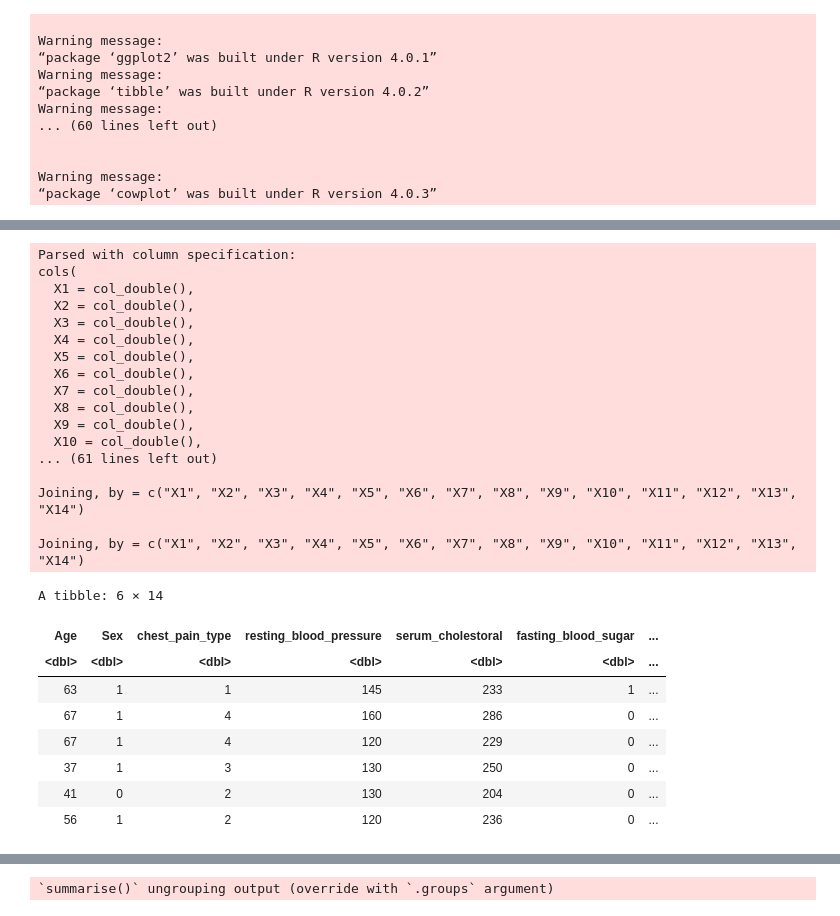
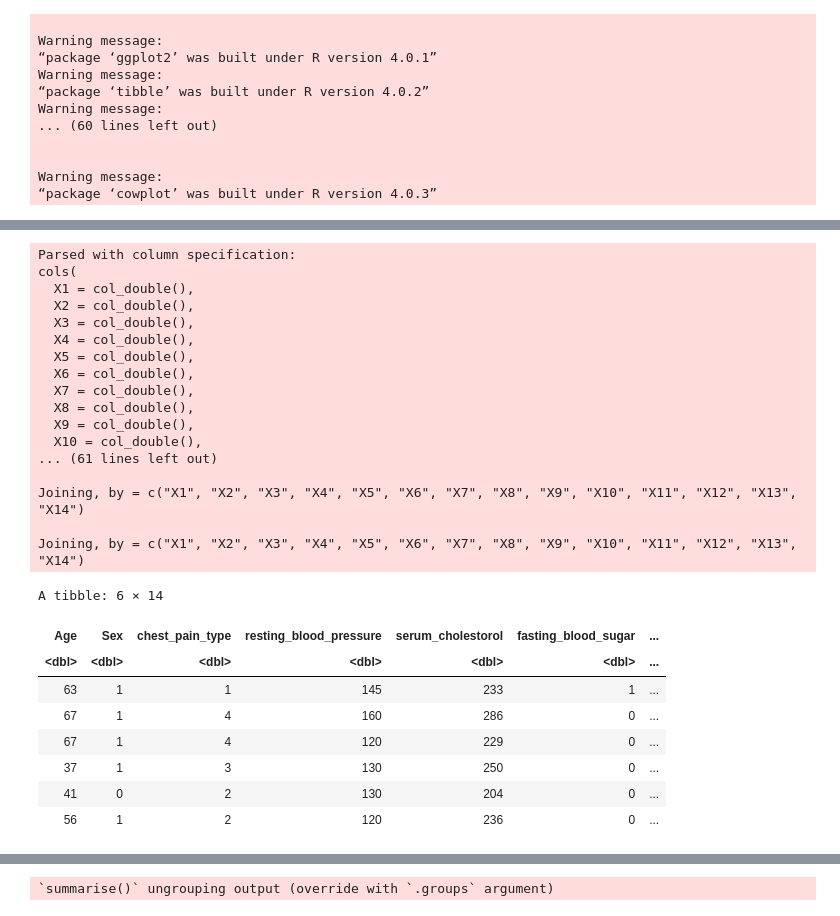
Before and after one commit to JahnaviChen/Heart-Disease, a Jupyter notebook: Heart Disease.ipynb, the cells around one changed output, grey strips where cells are left out. Saved outputs shown, nothing was run; the diff lists cells and outputs as text; code cells hidden in the pictures.

```diff
--- a/Heart Disease.ipynb
+++ b/Heart Disease.ipynb
@@ -52,35 +61,35 @@ cleveland_data <- read_csv(cleveland_url, col_names = FALSE, na = "?")
 hungary_data <- read_csv(hungary_url, col_names = FALSE, na = "?")
 switzerland_data <- read_csv(switzerland_url, col_names = FALSE, na = "?")
 va_data <- read_csv(va_url, col_names = FALSE, na = "?")
 
 heart_disease_data1 <- full_join(cleveland_data, hungary_data) %>%
     full_join(switzerland_data) %>%
     full_join(va_data)
 
-colnames(heart_disease_data1) <- c("Age", "Sex", "chest_pain_type", "resting_blood_pressure", "serum_cholestoral", "fasting_blood_sugar", "resting_electrocardiographic_results",
+colnames(heart_disease_data1) <- c("Age", "Sex", "chest_pain_type", "resting_blood_pressure", "serum_cholestorol", "fasting_blood_sugar", "resting_electrocardiographic_results",
                 "maximum_heart_rate" , "exercise_induced_angina" , "oldpeak" , "slope" , "ca" , "thal" , "POHD")
 
 head(heart_disease_data1)
 # %% [output]
 Parsed with column specification:
 cols(
   X1 = col_double(),
   X2 = col_double(),
   X3 = col_double(),
   X4 = col_double(),
   X5 = col_double(),
   X6 = col_double(),
   X7 = col_double(),
   X8 = col_double(),
   X9 = col_double(),
   X10 = col_double(),
 ... (61 lines left out)
 
 Joining, by = c("X1", "X2", "X3", "X4", "X5", "X6", "X7", "X8", "X9", "X10", "X11", "X12", "X13", "X14")
 
 Joining, by = c("X1", "X2", "X3", "X4", "X5", "X6", "X7", "X8", "X9", "X10", "X11", "X12", "X13", "X14")
 A tibble: 6 × 14
-| Age | Sex | chest_pain_type | resting_blood_pressure | serum_cholestoral | fasting_blood_sugar | ... |
+| Age | Sex | chest_pain_type | resting_blood_pressure | serum_cholestorol | fasting_blood_sugar | ... |
 | <dbl> | <dbl> | <dbl> | <dbl> | <dbl> | <dbl> | ... |
 | 63 | 1 | 1 | 145 | 233 | 1 | ... |
 | 67 | 1 | 4 | 160 | 286 | 0 | ... |
```
Also changed, not shown: parts of 18 cells of this notebook.
